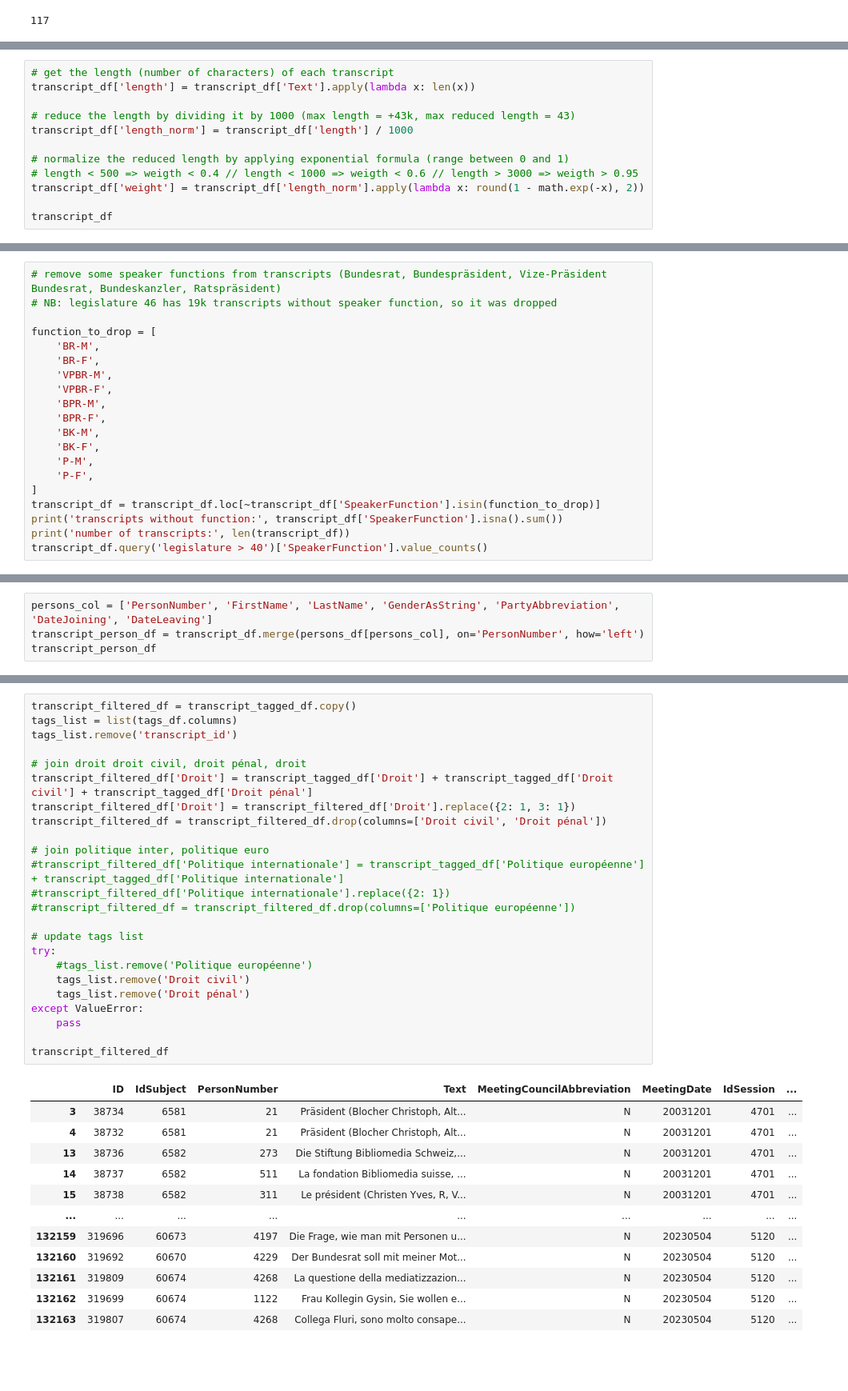
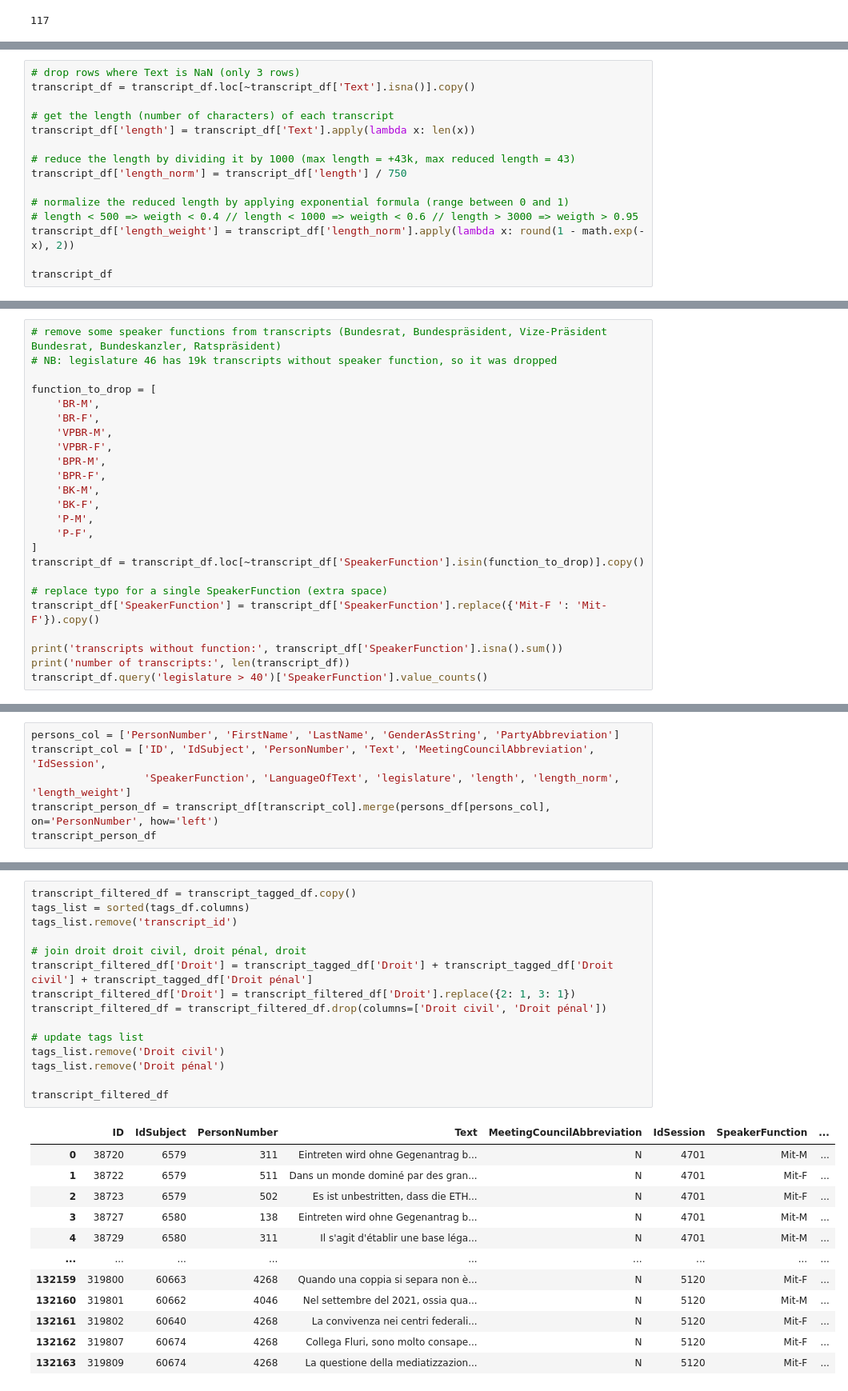
Before and after one commit to cgcrts/ef23_discours, a Jupyter notebook: tag_processing.ipynb, the cells around one changed output, grey strips where cells are left out. Shown at 80% size. Cells and saved outputs as stored; diff of their text form; blank space fills up the shorter version.

```diff
--- a/tag_processing.ipynb
+++ b/tag_processing.ipynb
@@ -367,13 +367,16 @@ transcript_df
 # %%
+# drop rows where Text is NaN (only 3 rows)
+transcript_df = transcript_df.loc[~transcript_df['Text'].isna()].copy()
+
 # get the length (number of characters) of each transcript
 transcript_df['length'] = transcript_df['Text'].apply(lambda x: len(x))
 
 # reduce the length by dividing it by 1000 (max length = +43k, max reduced length = 43)
-transcript_df['length_norm'] = transcript_df['length'] / 1000
+transcript_df['length_norm'] = transcript_df['length'] / 750
 
 # normalize the reduced length by applying exponential formula (range between 0 and 1)
 # length < 500 => weigth < 0.4 // length < 1000 => weigth < 0.6 // length > 3000 => weigth > 0.95
-transcript_df['weight'] = transcript_df['length_norm'].apply(lambda x: round(1 - math.exp(-x), 2))
+transcript_df['length_weight'] = transcript_df['length_norm'].apply(lambda x: round(1 - math.exp(-x), 2))
 
 transcript_df
 # %% [output]
@@ -406,7 +409,11 @@ function_to_drop = [
     'P-M',
     'P-F',
 ]
-transcript_df = transcript_df.loc[~transcript_df['SpeakerFunction'].isin(function_to_drop)]
+transcript_df = transcript_df.loc[~transcript_df['SpeakerFunction'].isin(function_to_drop)].copy()
+
+# replace typo for a single SpeakerFunction (extra space)
+transcript_df['SpeakerFunction'] = transcript_df['SpeakerFunction'].replace({'Mit-F ': 'Mit-F'}).copy()
+
 print('transcripts without function:', transcript_df['SpeakerFunction'].isna().sum())
 print('number of transcripts:', len(transcript_df))
 transcript_df.query('legislature > 40')['SpeakerFunction'].value_counts()
@@ -454,7 +460,9 @@ distrib
  41: 0,
  42: 1}
 # %%
-persons_col = ['PersonNumber', 'FirstName', 'LastName', 'GenderAsString', 'PartyAbbreviation', 'DateJoining', 'DateLeaving']
-transcript_person_df = transcript_df.merge(persons_df[persons_col], on='PersonNumber', how='left')
+persons_col = ['PersonNumber', 'FirstName', 'LastName', 'GenderAsString', 'PartyAbbreviation']
+transcript_col = ['ID', 'IdSubject', 'PersonNumber', 'Text', 'MeetingCouncilAbbreviation', 'IdSession',
+                  'SpeakerFunction', 'LanguageOfText', 'legislature', 'length', 'length_norm', 'length_weight']
+transcript_person_df = transcript_df[transcript_col].merge(persons_df[persons_col], on='PersonNumber', how='left')
 transcript_person_df
 # %% [output]
@@ -492,37 +500,28 @@ transcript_tagged_df
 # %%
 transcript_filtered_df = transcript_tagged_df.copy()
-tags_list = list(tags_df.columns)
+tags_list = sorted(tags_df.columns)
 tags_list.remove('transcript_id')
 
 # join droit droit civil, droit pénal, droit
 transcript_filtered_df['Droit'] = transcript_tagged_df['Droit'] + transcript_tagged_df['Droit civil'] + transcript_tagged_df['Droit pénal']
 transcript_filtered_df['Droit'] = transcript_filtered_df['Droit'].replace({2: 1, 3: 1})
 transcript_filtered_df = transcript_filtered_df.drop(columns=['Droit civil', 'Droit pénal'])
 
-# join politique inter, politique euro
-#transcript_filtered_df['Politique internationale'] = transcript_tagged_df['Politique européenne'] + transcript_tagged_df['Politique internationale']
-#transcript_filtered_df['Politique internationale'].replace({2: 1})
-#transcript_filtered_df = transcript_filtered_df.drop(columns=['Politique européenne'])
-
 # update tags list
-try:
-    #tags_list.remove('Politique européenne')
-    tags_list.remove('Droit civil')
-    tags_list.remove('Droit pénal')
-except ValueError:
-    pass
+tags_list.remove('Droit civil')
+tags_list.remove('Droit pénal')
 
 transcript_filtered_df
 # %% [output]
-|  | ID | IdSubject | PersonNumber | Text | MeetingCouncilAbbreviation | MeetingDate | IdSession | ... |
-| 3 | 38734 | 6581 | 21 | Präsident (Blocher Christoph, Alt... | N | 20031201 | 4701 | ... |
-| 4 | 38732 | 6581 | 21 | Präsident (Blocher Christoph, Alt... | N | 20031201 | 4701 | ... |
-| 13 | 38736 | 6582 | 273 | Die Stiftung Bibliomedia Schweiz,... | N | 20031201 | 4701 | ... |
-| 14 | 38737 | 6582 | 511 | La fondation Bibliomedia suisse, ... | N | 20031201 | 4701 | ... |
-| 15 | 38738 | 6582 | 311 | Le président (Christen Yves, R, V... | N | 20031201 | 4701 | ... |
+|  | ID | IdSubject | PersonNumber | Text | MeetingCouncilAbbreviation | IdSession | SpeakerFunction | ... |
+| 0 | 38720 | 6579 | 311 | Eintreten wird ohne Gegenantrag b... | N | 4701 | Mit-M | ... |
+| 1 | 38722 | 6579 | 511 | Dans un monde dominé par des gran... | N | 4701 | Mit-F | ... |
+| 2 | 38723 | 6579 | 502 | Es ist unbestritten, dass die ETH... | N | 4701 | Mit-F | ... |
+| 3 | 38727 | 6580 | 138 | Eintreten wird ohne Gegenantrag b... | N | 4701 | Mit-M | ... |
+| 4 | 38729 | 6580 | 311 | Il s'agit d'établir une base léga... | N | 4701 | Mit-M | ... |
 | ... | ... | ... | ... | ... | ... | ... | ... | ... |
-| 132159 | 319696 | 60673 | 4197 | Die Frage, wie man mit Personen u... | N | 20230504 | 5120 | ... |
-| 132160 | 319692 | 60670 | 4229 | Der Bundesrat soll mit meiner Mot... | N | 20230504 | 5120 | ... |
-| 132161 | 319809 | 60674 | 4268 | La questione della mediatizzazion... | N | 20230504 | 5120 | ... |
-| 132162 | 319699 | 60674 | 1122 | Frau Kollegin Gysin, Sie wollen e... | N | 20230504 | 5120 | ... |
-| 132163 | 319807 | 60674 | 4268 | Collega Fluri, sono molto consape... | N | 20230504 | 5120 | ... |
+| 132159 | 319800 | 60663 | 4268 | Quando una coppia si separa non è... | N | 5120 | Mit-F | ... |
+| 132160 | 319801 | 60662 | 4046 | Nel settembre del 2021, ossia qua... | N | 5120 | Mit-M | ... |
+| 132161 | 319802 | 60640 | 4268 | La convivenza nei centri federali... | N | 5120 | Mit-F | ... |
+| 132162 | 319807 | 60674 | 4268 | Collega Fluri, sono molto consape... | N | 5120 | Mit-F | ... |
+| 132163 | 319809 | 60674 | 4268 | La questione della mediatizzazion... | N | 5120 | Mit-F | ... |
```
Also changed, not shown: parts of 10 cells of this notebook, 3 other files.
